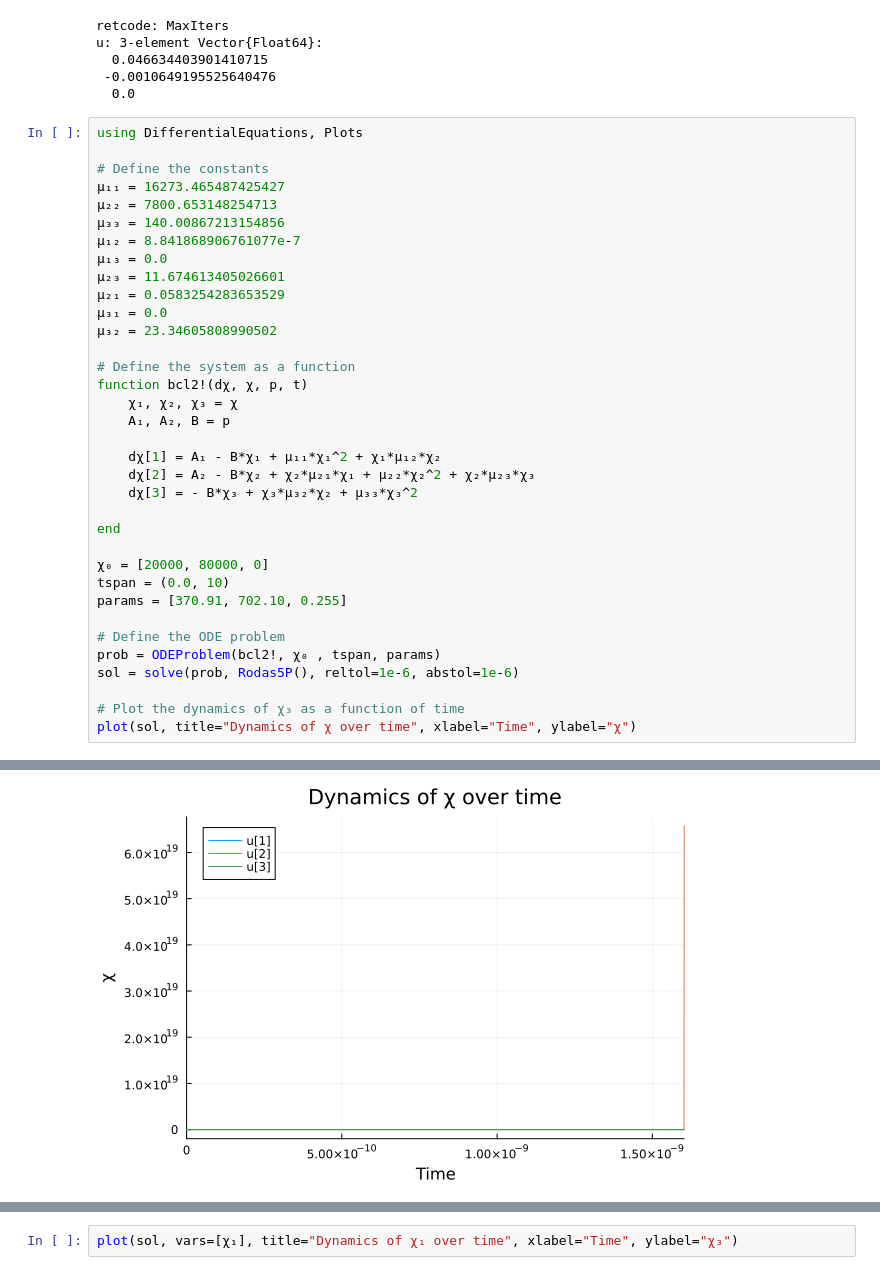
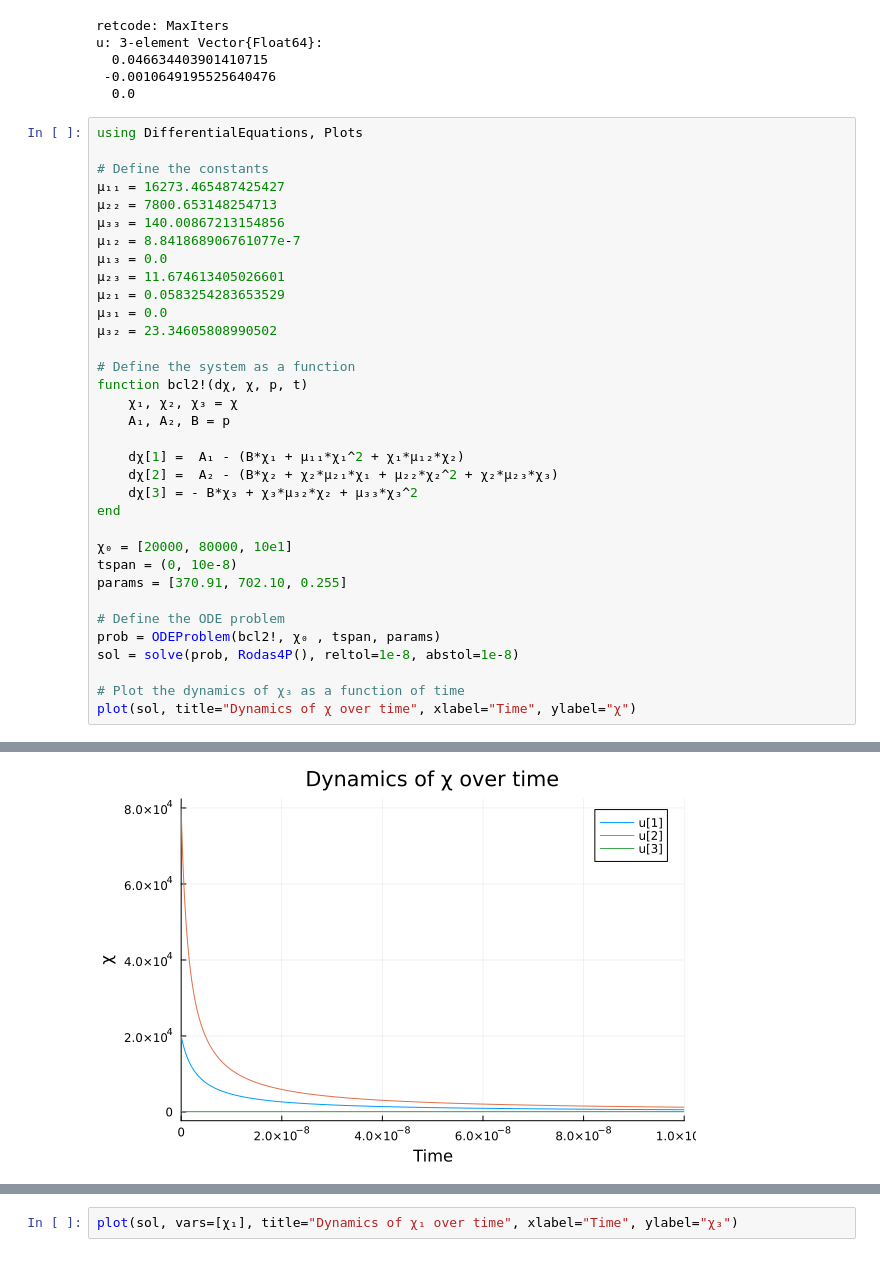
Before and after one commit to uriballo/BCL2-dimensionality-reduction, a Jupyter notebook: julia/reduced_system.ipynb, the cells around one changed output, grey strips where cells are left out. Cells and saved outputs as stored; diff of their text form.

```diff
--- a/julia/reduced_system.ipynb
+++ b/julia/reduced_system.ipynb
@@ -56,19 +56,18 @@ function bcl2!(dχ, χ, p, t)
     χ₁, χ₂, χ₃ = χ
     A₁, A₂, B = p
 
-    dχ[1] = A₁ - B*χ₁ + μ₁₁*χ₁^2 + χ₁*μ₁₂*χ₂
-    dχ[2] = A₂ - B*χ₂ + χ₂*μ₂₁*χ₁ + μ₂₂*χ₂^2 + χ₂*μ₂₃*χ₃
+    dχ[1] =  A₁ - (B*χ₁ + μ₁₁*χ₁^2 + χ₁*μ₁₂*χ₂)
+    dχ[2] =  A₂ - (B*χ₂ + χ₂*μ₂₁*χ₁ + μ₂₂*χ₂^2 + χ₂*μ₂₃*χ₃)
     dχ[3] = - B*χ₃ + χ₃*μ₃₂*χ₂ + μ₃₃*χ₃^2
-
 end
 
-χ₀ = [20000, 80000, 0]
-tspan = (0.0, 10)
+χ₀ = [20000, 80000, 10e1]
+tspan = (0, 10e-8)
 params = [370.91, 702.10, 0.255]
 
 # Define the ODE problem
 prob = ODEProblem(bcl2!, χ₀ , tspan, params)
-sol = solve(prob, Rodas5P(), reltol=1e-6, abstol=1e-6)
+sol = solve(prob, Rodas4P(), reltol=1e-8, abstol=1e-8)
 
 # Plot the dynamics of χ₃ as a function of time
 plot(sol, title="Dynamics of χ over time", xlabel="Time", ylabel="χ")
@@ -78,4 +75,4 @@ plot(sol, title="Dynamics of χ over time", xlabel="Time", ylabel="χ")
-[figure, old version]
+[figure, new version]
 # %%
 using ModelingToolkit, DifferentialEquations, Plots
 
```
Also changed, not shown: parts of 4 cells of this notebook.
